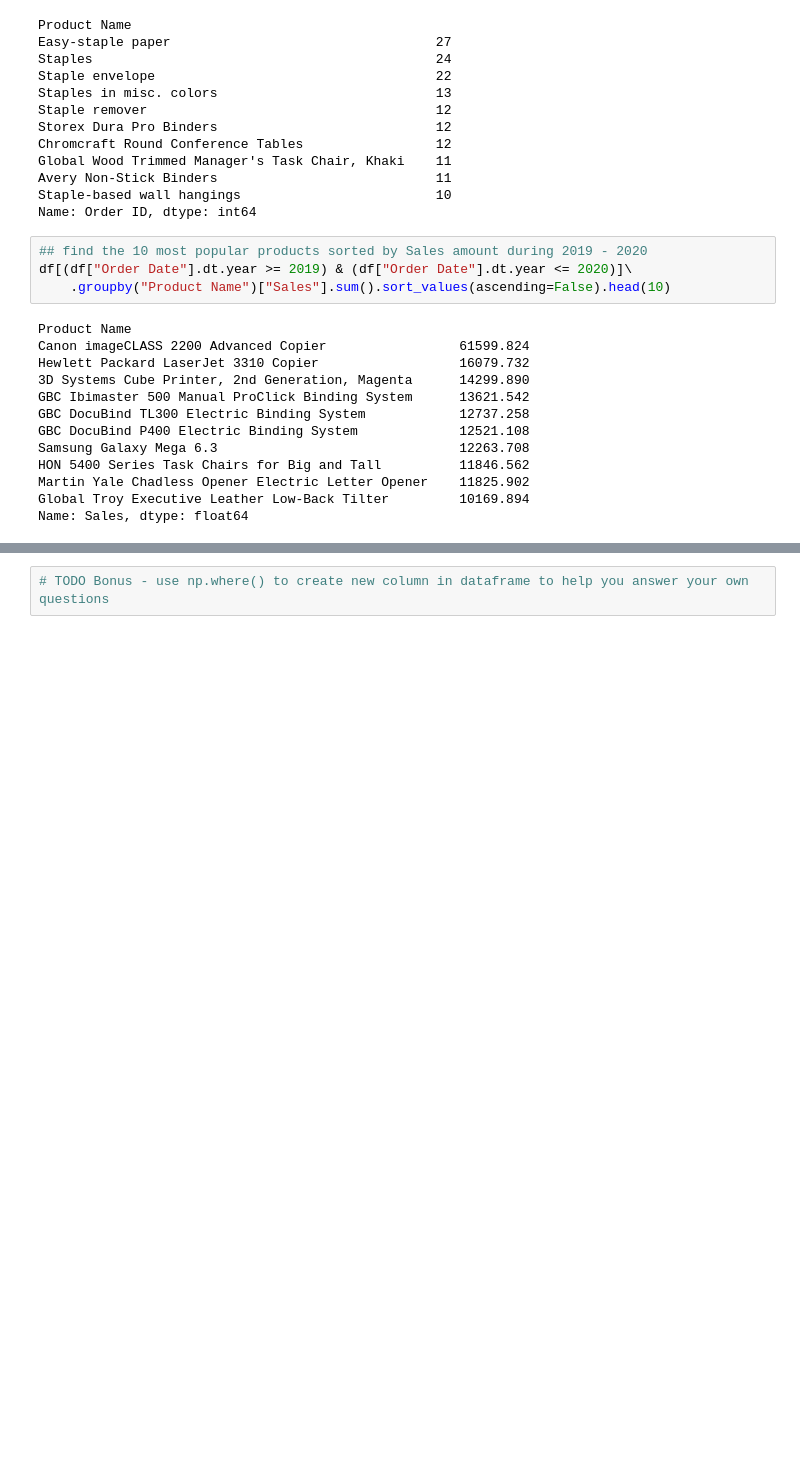
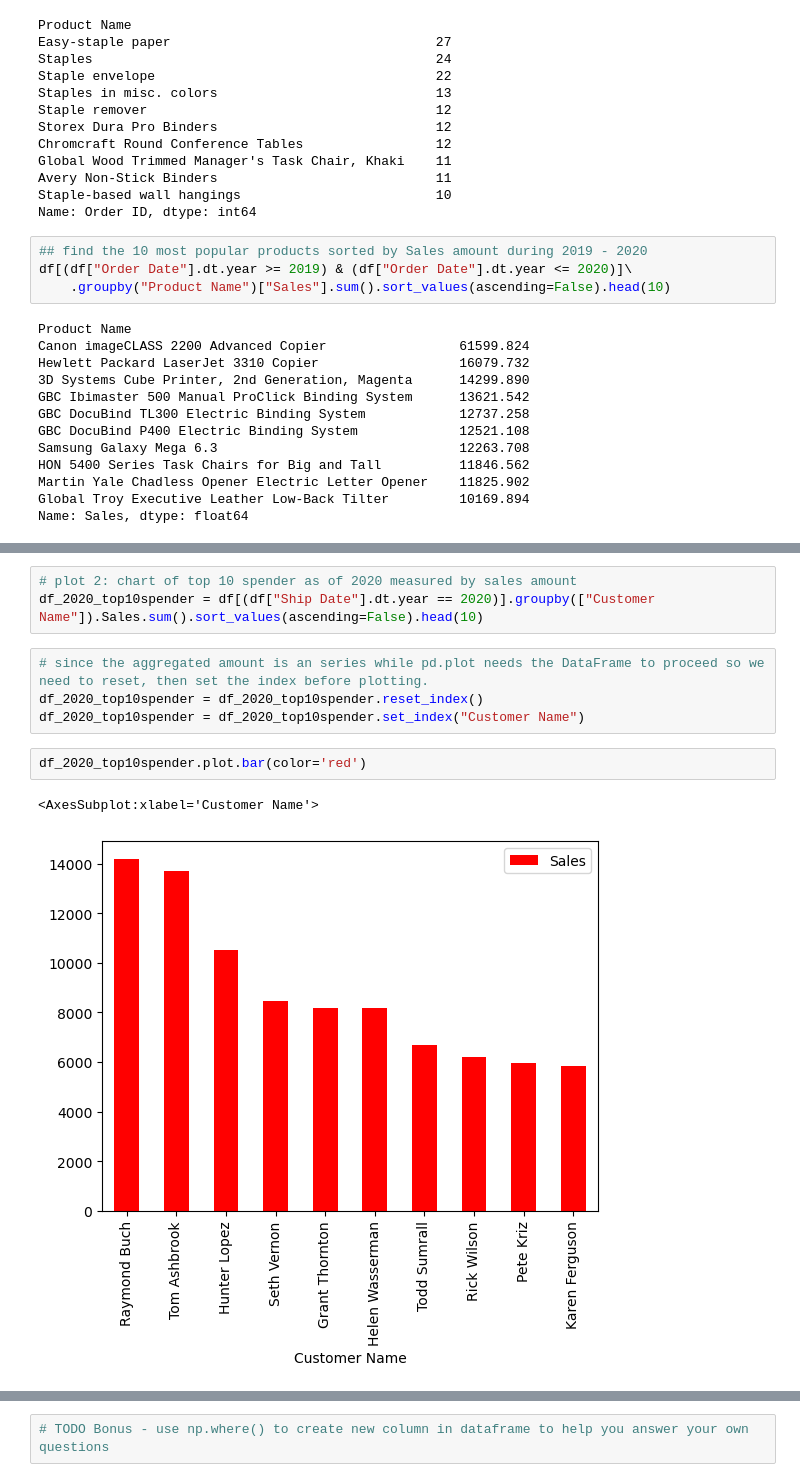
Before and after one commit to gamegtboyz/dtrk_python, a Jupyter notebook: pandas_project/finalproject_analyzingsalesdata.ipynb, the cells around one changed output, grey strips where cells are left out. Saved outputs shown, nothing was run; the diff lists cells and outputs as text; blank space fills up the shorter version.

```diff
--- a/pandas_project/finalproject_analyzingsalesdata.ipynb
+++ b/pandas_project/finalproject_analyzingsalesdata.ipynb
@@ -291,0 +255,12 @@ df_sales_cat = pd.Dataframe
+# %%
+# plot 2: chart of top 10 spender as of 2020 measured by sales amount
+df_2020_top10spender = df[(df["Ship Date"].dt.year == 2020)].groupby(["Customer Name"]).Sales.sum().sort_values(ascending=False).head(10)
+# %%
+# since the aggregated amount is an series while pd.plot needs the DataFrame to proceed so we need to reset, then set the index before plotting.
+df_2020_top10spender = df_2020_top10spender.reset_index()
+df_2020_top10spender = df_2020_top10spender.set_index("Customer Name")
+# %%
+df_2020_top10spender.plot.bar(color='red')
+# %% [output]
+<AxesSubplot:xlabel='Customer Name'>
+[figure, added]
```
Also changed, not shown: parts of 14 cells of this notebook.
